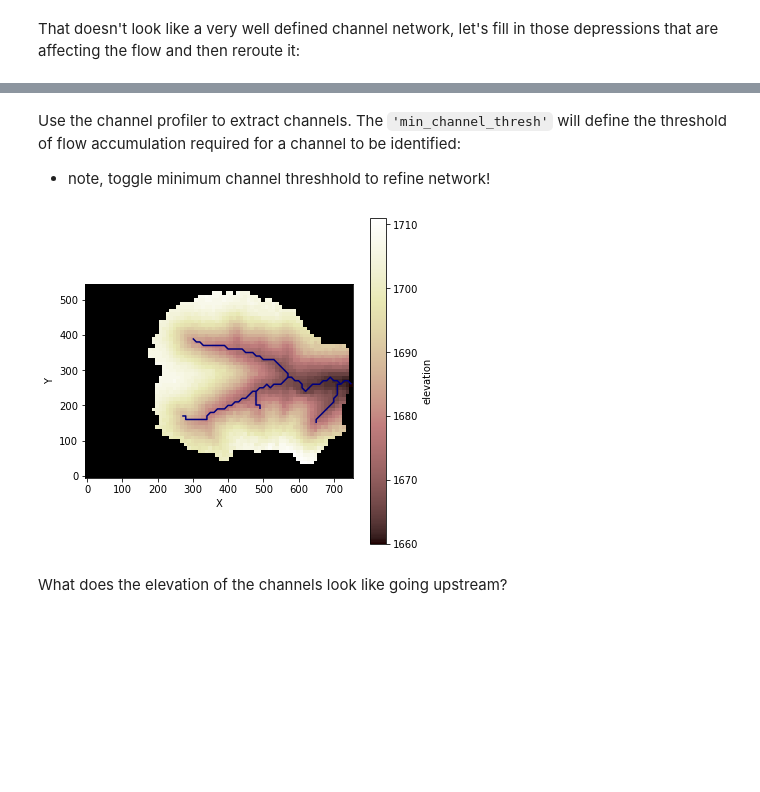
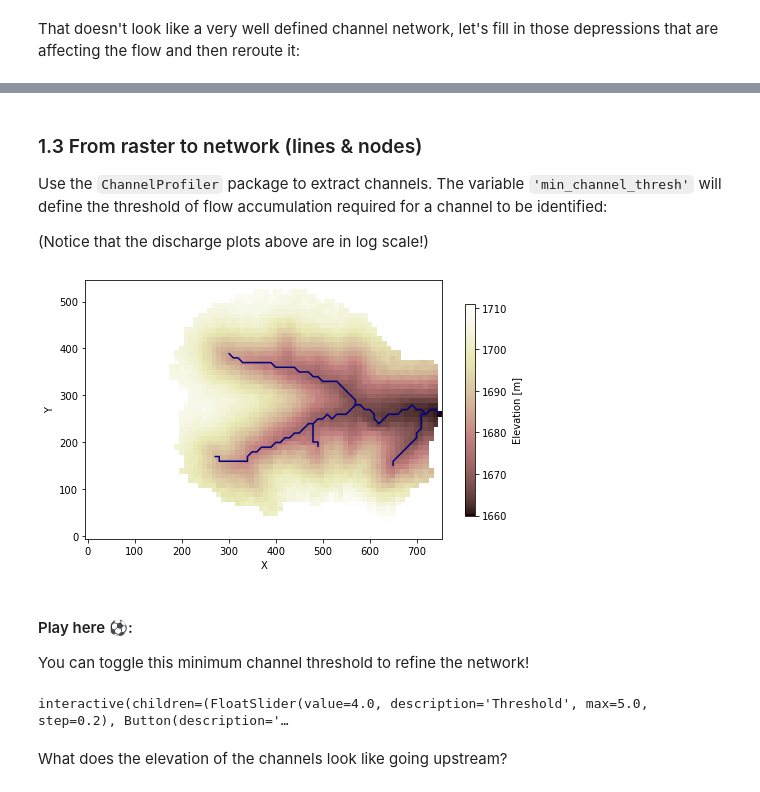
Before and after one commit to espin-2020/fluvial, a Jupyter notebook: fluvial_group.ipynb, the cells around one changed output, grey strips where cells are left out. Saved outputs shown, nothing was run; the diff lists cells and outputs as text; code cells hidden in the pictures; blank space fills up the shorter version.

Commit message:
Add slider and ironed out some plots

```diff
--- a/fluvial_group.ipynb
+++ b/fluvial_group.ipynb
@@ -96,24 +112,42 @@ imshow_grid_at_node(rmg,
 # %% [markdown]
-Use the channel profiler to extract channels. The `'min_channel_thresh'` will define the threshold of flow accumulation required for a channel to be identified:
-* note, toggle minimum channel threshhold to refine network!
+### 1.3 From raster to network (lines & nodes)
+
+Use the `ChannelProfiler` package to extract channels. The variable `'min_channel_thresh'` will define the threshold of flow accumulation required for a channel to be identified:
+
+(Notice that the discharge plots above are in log scale!)
 # %%
 # Package for using water accumulation to exctract Channel profiler.
 from landlab.components import ChannelProfiler
-min_channel_thresh = 10000
+log_min_channel_thresh = 4
 
-profiler = ChannelProfiler(
+def runChannelProfiler(Threshold):
+  Threshold = 10**Threshold
+  pf = ChannelProfiler(
     rmg,
     number_of_watersheds=1,
-    minimum_channel_threshold=min_channel_thresh,
+    minimum_channel_threshold=Threshold,
     main_channel_only=False,
     cmap='jet',
-)
-profiler.run_one_step()
+  )
+  pf.run_one_step()
+  plt.figure(figsize = (8,6))
+  pf.plot_profiles_in_map_view(\
+    colorbar_label='Elevation [m]',shrink=0.65,\
+    color_for_closed=None)
+  plt.show()
+  return pf
 
-plt.figure(figsize = (6,6))
-profiler.plot_profiles_in_map_view(colorbar_label='elevation')
+profiler = runChannelProfiler(log_min_channel_thresh)
 # %% [output]
-[figure, old version]
+[figure, new version]
+# %% [markdown]
+#### Play here ⚽:
+You can toggle this minimum channel threshold to refine the network!
+# %%
+iw.interact_manual(runChannelProfiler,\
+               Threshold=iw.FloatSlider(min=0, max=5, value=4 , step=0.2));
+# %% [output]
+interactive(children=(FloatSlider(value=4.0, description='Threshold', max=5.0, step=0.2), Button(description='…
 # %% [markdown]
 What does the elevation of the channels look like going upstream?
 # %%
```
Also changed, not shown: parts of 9 cells of this notebook.
